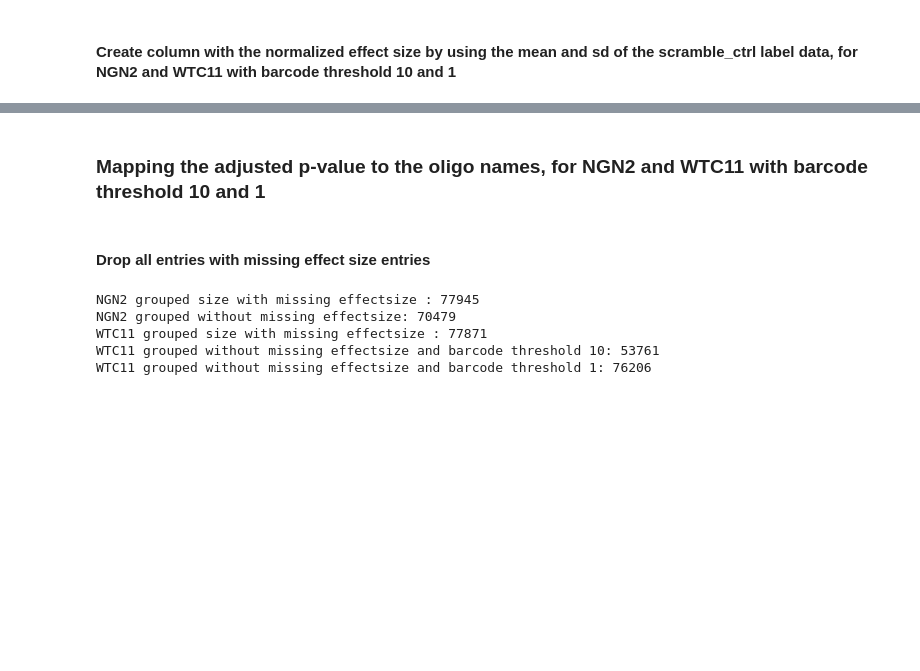
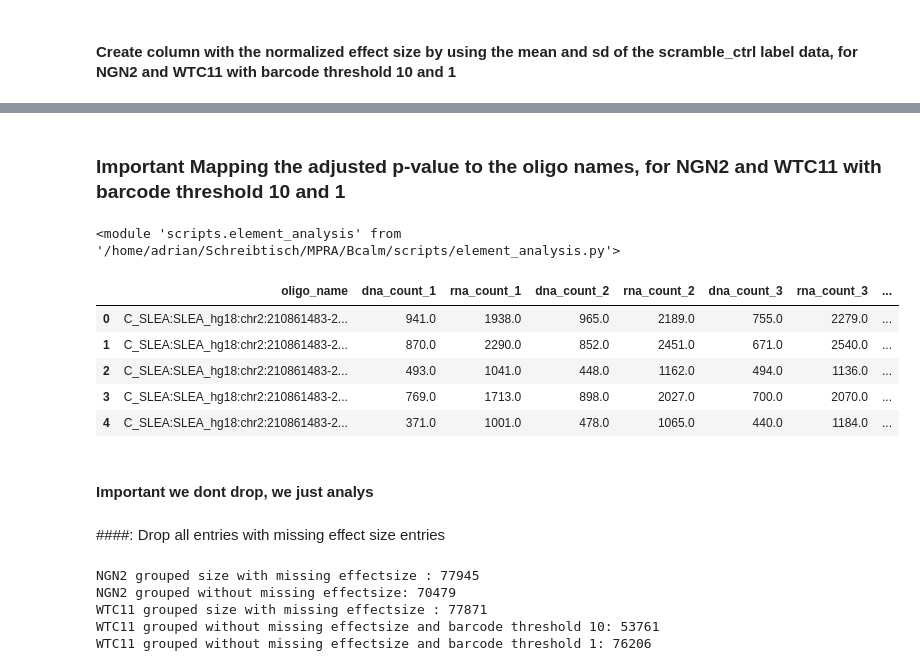
Before and after one commit to AdrianGraumnitz/mpra-variant-element-analysis, a Jupyter notebook: element_analysis.ipynb, the cells around one changed output, grey strips where cells are left out. Drawn from its saved outputs; the diff is of its cells as text; code cells hidden in the pictures; blank space fills up the shorter version.

Commit message:
Generalize column mapping and add control-based normalization

```diff
--- a/element_analysis.ipynb
+++ b/element_analysis.ipynb
@@ -166,3 +97,0 @@ def map_effect_size(
-# %%
-grouped_data = map_effect_size(grouped_data = grouped_data,
-                                        bcalm_files= input_bcalme_files)
@@ -169,3 +107,9 @@ grouped_data = map_effect_size(grouped_data = grouped_data,
+# %%
+grouped_data = element_analysis.map_column_from_files(grouped_data = grouped_data,
+                                                      files= input_bcalme_files,
+                                                      on = 'name',
+                                                      element = 'logFC',
+                                                      output_column = 'effect_size')
 # %%
 grouped_data['NGN2'].head()
 # %% [output]
@@ -207,0 +126,2 @@ WTC11_grouped_bc_1['norm_effect_size'] =(WTC11_grouped_bc_1['effect_size']-WTC11
+# %%
+normalized_data = element_analysis.calculate_normalized_values(grouped_data = grouped_data)
@@ -208,2 +137,2 @@ WTC11_grouped_bc_1['norm_effect_size'] =(WTC11_grouped_bc_1['effect_size']-WTC11
 # %% [markdown]
-### Mapping the adjusted p-value to the oligo names, for NGN2 and WTC11 with barcode threshold 10 and 1
+### Important Mapping the adjusted p-value to the oligo names, for NGN2 and WTC11 with barcode threshold 10 and 1
@@ -215,5 +139,27 @@ WTC11_grouped_bc_1['adj.P.Value_WTC11'] = WTC11_grouped_bc_1['oligo_name'].map(d
+# %%
+import importlib
+importlib.reload(element_analysis)
+# %% [output]
+<module 'scripts.element_analysis' from '/home/adrian/Schreibtisch/MPRA/Bcalm/scripts/element_analysis.py'>
+# %%
+normalized_mapped_data = element_analysis.map_column_from_files(grouped_data = normalized_data,
+                                                         files = input_bcalme_files,
+                                                         on = 'name',
+                                                         element = 'adj.P.Val',
+                                                         output_column = 'adj.P.Val')
+# %%
+normalized_mapped_data['WTC11'].head()
+# %% [output]
+|  | oligo_name | dna_count_1 | rna_count_1 | dna_count_2 | rna_count_2 | dna_count_3 | rna_count_3 | ... |
+| 0 | C_SLEA:SLEA_hg18:chr2:210861483-2... | 941.0 | 1938.0 | 965.0 | 2189.0 | 755.0 | 2279.0 | ... |
+| 1 | C_SLEA:SLEA_hg18:chr2:210861483-2... | 870.0 | 2290.0 | 852.0 | 2451.0 | 671.0 | 2540.0 | ... |
+| 2 | C_SLEA:SLEA_hg18:chr2:210861483-2... | 493.0 | 1041.0 | 448.0 | 1162.0 | 494.0 | 1136.0 | ... |
+| 3 | C_SLEA:SLEA_hg18:chr2:210861483-2... | 769.0 | 1713.0 | 898.0 | 2027.0 | 700.0 | 2070.0 | ... |
+| 4 | C_SLEA:SLEA_hg18:chr2:210861483-2... | 371.0 | 1001.0 | 478.0 | 1065.0 | 440.0 | 1184.0 | ... |
+# %% [markdown]
+#### Important we dont drop, we just analys
 # %% [markdown]
-#### Drop all entries with missing effect size entries
+####: Drop all entries with missing effect size entries
 # %%
 NGN2_grouped_na_effect_size = NGN2_grouped.dropna(subset = 'effect_size')
 WTC11_grouped_na_effect_size = WTC11_grouped.dropna(subset = 'effect_size')
```
Also changed, not shown: parts of 29 cells of this notebook, 1 other file.
